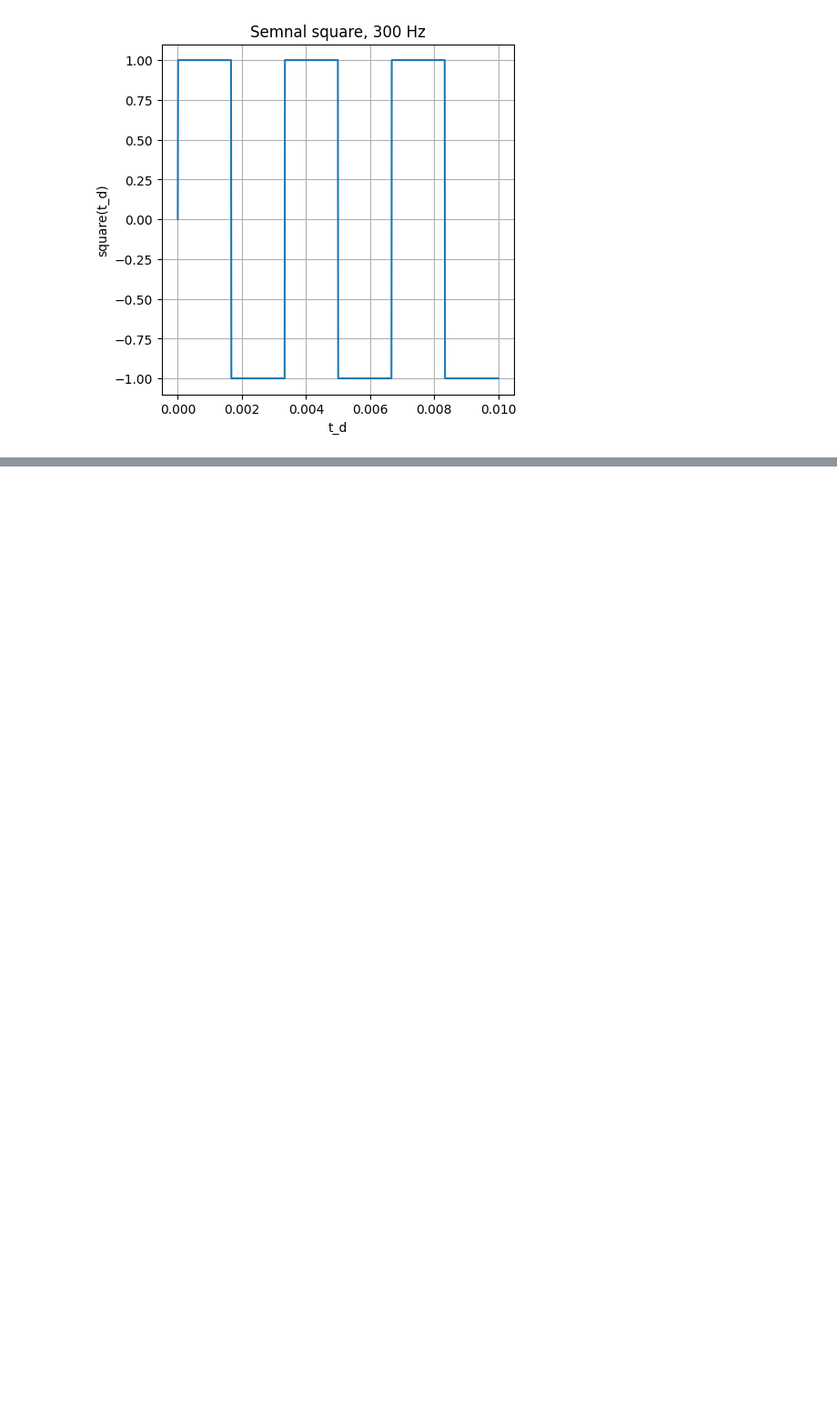
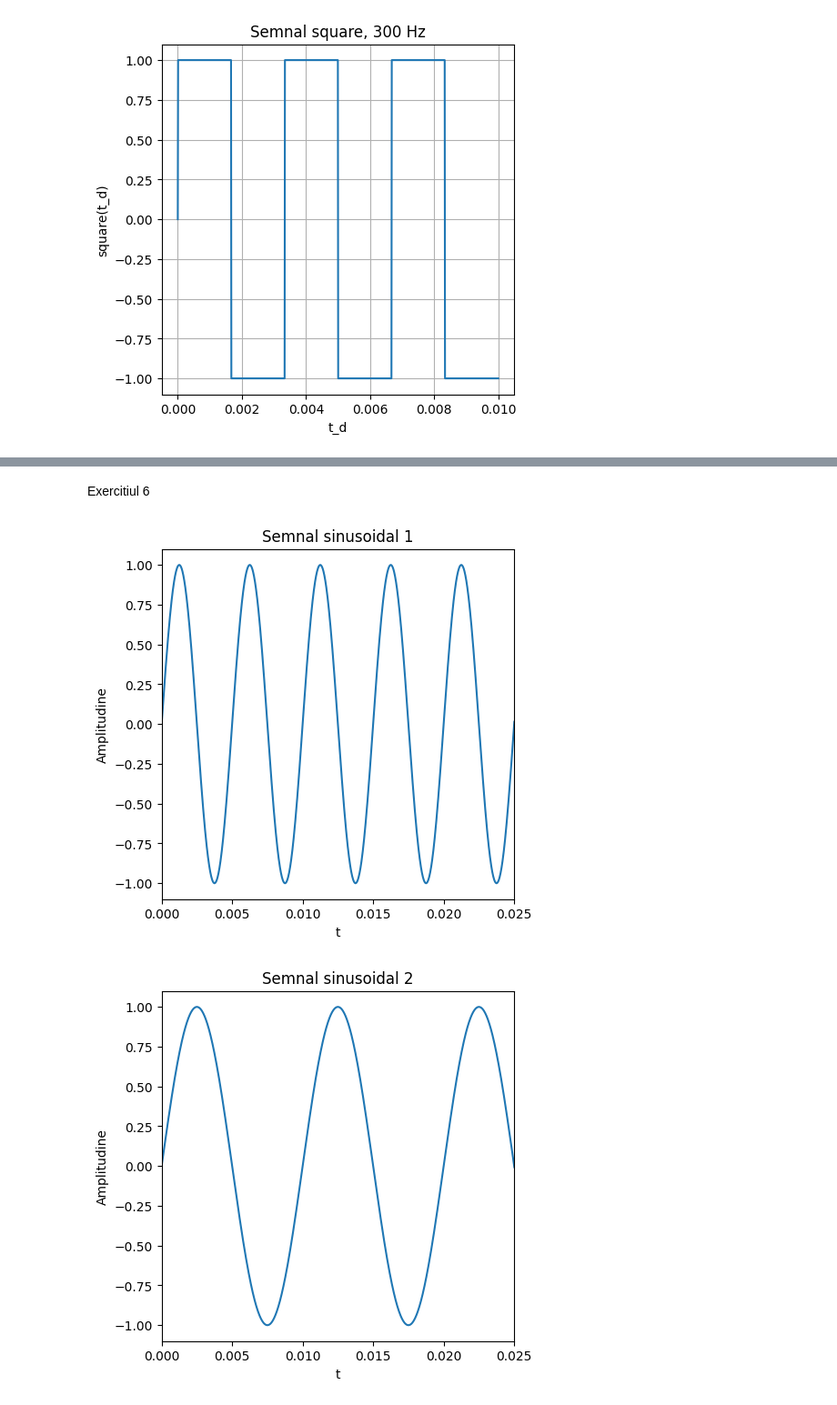
Before and after one commit to davide-perli/ProcesareaSemnalelor, a Jupyter notebook: Lab2/Lab2.ipynb, the cells around one changed output, grey strips where cells are left out. Shown at 91% size. Saved outputs shown, nothing was run; the diff lists cells and outputs as text; code cells hidden in the pictures; blank space fills up the shorter version.

```diff
--- a/Lab2/Lab2.ipynb
+++ b/Lab2/Lab2.ipynb
@@ -177,0 +266,43 @@ sounddevice.wait()
+# %% [markdown]
+Exercitiul 6
+# %%
+frecventa_esantionare = 400
+frecventa_sin_1 = frecventa_esantionare / 2
+frecventa_sin_2 = frecventa_esantionare / 4
+frecventa_sin_3 = 0
+durata = 3
+rata_esantionare = 44100
+t = numpy.linspace(0, durata, int(rata_esantionare * durata))
+semnal_sinus_1 = numpy.sin(2 * numpy.pi * frecventa_sin_1 * t)
+semnal_sinus_2 = numpy.sin(2 * numpy.pi * frecventa_sin_2 * t)
+semnal_sinus_3 = numpy.sin(2 * numpy.pi * frecventa_sin_3 * t)
+
+plt.plot(t, semnal_sinus_1)
+plt.xlabel('t')
+plt.ylabel('Amplitudine')
+plt.title('Semnal sinusoidal 1')
+plt.xlim(0, 0.025)
+plt.savefig(fname = './semnal_sinus_1_ex6.pdf', format = 'pdf')
+plt.show()
+sounddevice.play(semnal_1, rata_esantionare)
+sounddevice.wait()
+plt.plot(t, semnal_sinus_2)
+plt.xlabel('t')
+plt.ylabel('Amplitudine')
+plt.title('Semnal sinusoidal 2')
+plt.xlim(0, 0.025)
+plt.savefig(fname = './semnal_sinus_2_ex6.pdf', format = 'pdf')
+plt.show()
+sounddevice.play(semnal_2, rata_esantionare)
+sounddevice.wait()
+plt.plot(t, semnal_sinus_3)
+plt.xlabel('t')
+plt.ylabel('Amplitudine')
+plt.title('Semnal sinusoidal 3')
+plt.savefig(fname = './semnal_sinus_3_ex6.pdf', format = 'pdf')
+plt.show()
+sounddevice.play(semnal_concatenat, rata_esantionare)
+sounddevice.wait()
+# %% [output]
+[figure, added]
+[figure, added]
```
Also changed, not shown: parts of 15 cells of this notebook, 20 other files.
